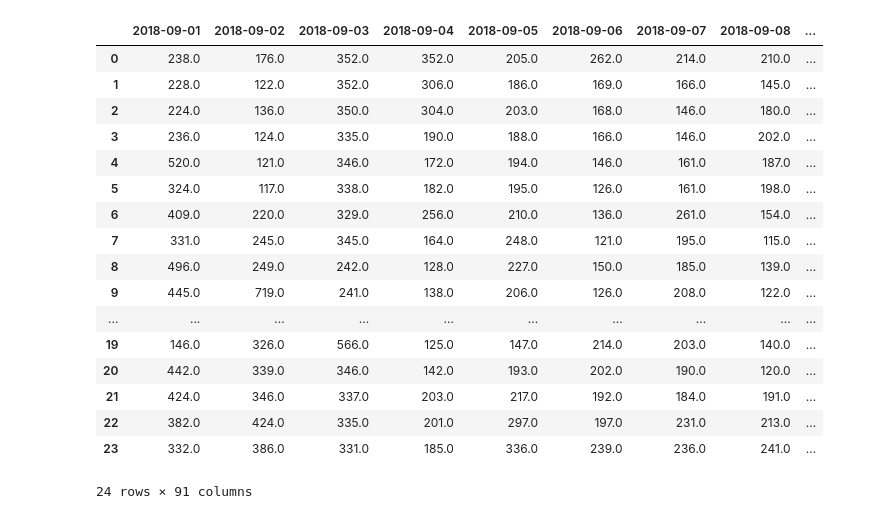
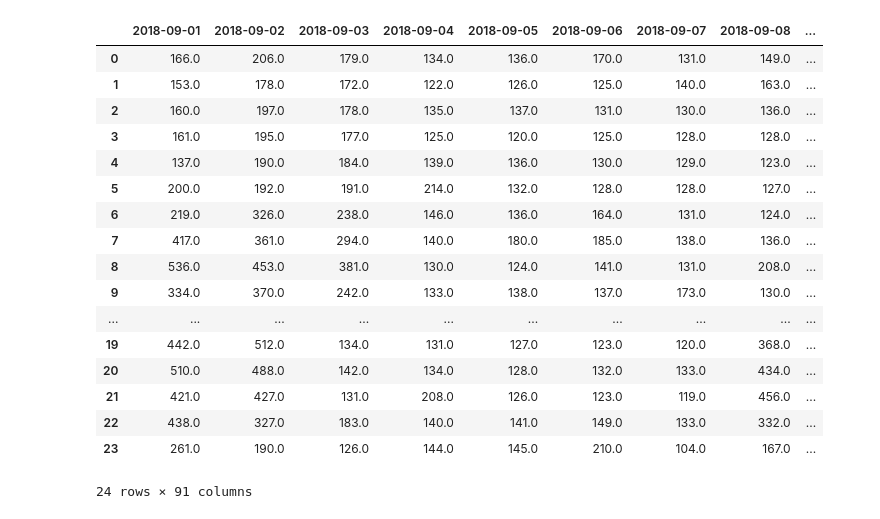
Before and after one commit to formegusto/houself-rnn, a Jupyter notebook: RNN Modeling ( Exist Cluster Label ).ipynb, the cells around one changed output. Drawn from its saved outputs; the diff is of its cells as text; code cells hidden in the pictures.

```diff
--- a/RNN Modeling ( Exist Cluster Label ).ipynb
+++ b/RNN Modeling ( Exist Cluster Label ).ipynb
@@ -27,7 +27,7 @@ household_col = keti_db.household_info
 cluster_col = keti_db.cluster_info
 weather_col = keti_db.weather_info
 # %%
-uid = "아파트2-2-302"
+uid = "아파트2-3-1002"
 
 # TimeSlot In
 hh_db_datas = household_col.find_one({"uid": uid})
@@ -67,47 +67,47 @@ merge_datas = pd.DataFrame()
 for date in hh_datas.index:
     merge_ts = []
     new_ts_size = round(len(hh_datas.loc[date]) / merge_size)
 
     for idx in range(0,new_ts_size):
         merge_ts.append(
             round(hh_datas.loc[date][merge_size * idx:merge_size * (idx + 1)].sum(), 3) * 1000
         )
 
     if len(list(set(merge_ts))) >= 3:
         merge_datas[date] = merge_ts
 #     merge_datas[date] = merge_ts
 
 
 def get_season_no(month):
     if month in [3,4,5]:
         return 1 # 봄
     elif month in [6,7,8]:
         return 2 # 여름
     elif month in [9,10,11]:
         return 3 # 가을
     elif month in [12,1,2]:
         return 4 # 겨울
 
 separate_datas_col = list(filter(lambda data: get_season_no(data.month) == 3, merge_datas.columns))
 # print(separate_datas_col)
 merge_datas = merge_datas[separate_datas_col]
 merge_datas
 # %% [output]
 |  | 2018-09-01 | 2018-09-02 | 2018-09-03 | 2018-09-04 | 2018-09-05 | 2018-09-06 | 2018-09-07 | 2018-09-08 | ... |
-| 0 | 238.0 | 176.0 | 352.0 | 352.0 | 205.0 | 262.0 | 214.0 | 210.0 | ... |
-| 1 | 228.0 | 122.0 | 352.0 | 306.0 | 186.0 | 169.0 | 166.0 | 145.0 | ... |
-| 2 | 224.0 | 136.0 | 350.0 | 304.0 | 203.0 | 168.0 | 146.0 | 180.0 | ... |
-| 3 | 236.0 | 124.0 | 335.0 | 190.0 | 188.0 | 166.0 | 146.0 | 202.0 | ... |
-| 4 | 520.0 | 121.0 | 346.0 | 172.0 | 194.0 | 146.0 | 161.0 | 187.0 | ... |
-| 5 | 324.0 | 117.0 | 338.0 | 182.0 | 195.0 | 126.0 | 161.0 | 198.0 | ... |
-| 6 | 409.0 | 220.0 | 329.0 | 256.0 | 210.0 | 136.0 | 261.0 | 154.0 | ... |
-| 7 | 331.0 | 245.0 | 345.0 | 164.0 | 248.0 | 121.0 | 195.0 | 115.0 | ... |
-| 8 | 496.0 | 249.0 | 242.0 | 128.0 | 227.0 | 150.0 | 185.0 | 139.0 | ... |
-| 9 | 445.0 | 719.0 | 241.0 | 138.0 | 206.0 | 126.0 | 208.0 | 122.0 | ... |
+| 0 | 166.0 | 206.0 | 179.0 | 134.0 | 136.0 | 170.0 | 131.0 | 149.0 | ... |
+| 1 | 153.0 | 178.0 | 172.0 | 122.0 | 126.0 | 125.0 | 140.0 | 163.0 | ... |
+| 2 | 160.0 | 197.0 | 178.0 | 135.0 | 137.0 | 131.0 | 130.0 | 136.0 | ... |
+| 3 | 161.0 | 195.0 | 177.0 | 125.0 | 120.0 | 125.0 | 128.0 | 128.0 | ... |
+| 4 | 137.0 | 190.0 | 184.0 | 139.0 | 136.0 | 130.0 | 129.0 | 123.0 | ... |
+| 5 | 200.0 | 192.0 | 191.0 | 214.0 | 132.0 | 128.0 | 128.0 | 127.0 | ... |
+| 6 | 219.0 | 326.0 | 238.0 | 146.0 | 136.0 | 164.0 | 131.0 | 124.0 | ... |
+| 7 | 417.0 | 361.0 | 294.0 | 140.0 | 180.0 | 185.0 | 138.0 | 136.0 | ... |
+| 8 | 536.0 | 453.0 | 381.0 | 130.0 | 124.0 | 141.0 | 131.0 | 208.0 | ... |
+| 9 | 334.0 | 370.0 | 242.0 | 133.0 | 138.0 | 137.0 | 173.0 | 130.0 | ... |
 | ... | ... | ... | ... | ... | ... | ... | ... | ... | ... |
-| 19 | 146.0 | 326.0 | 566.0 | 125.0 | 147.0 | 214.0 | 203.0 | 140.0 | ... |
-| 20 | 442.0 | 339.0 | 346.0 | 142.0 | 193.0 | 202.0 | 190.0 | 120.0 | ... |
-| 21 | 424.0 | 346.0 | 337.0 | 203.0 | 217.0 | 192.0 | 184.0 | 191.0 | ... |
-| 22 | 382.0 | 424.0 | 335.0 | 201.0 | 297.0 | 197.0 | 231.0 | 213.0 | ... |
-| 23 | 332.0 | 386.0 | 331.0 | 185.0 | 336.0 | 239.0 | 236.0 | 241.0 | ... |
+| 19 | 442.0 | 512.0 | 134.0 | 131.0 | 127.0 | 123.0 | 120.0 | 368.0 | ... |
+| 20 | 510.0 | 488.0 | 142.0 | 134.0 | 128.0 | 132.0 | 133.0 | 434.0 | ... |
+| 21 | 421.0 | 427.0 | 131.0 | 208.0 | 126.0 | 123.0 | 119.0 | 456.0 | ... |
+| 22 | 438.0 | 327.0 | 183.0 | 140.0 | 141.0 | 149.0 | 133.0 | 332.0 | ... |
+| 23 | 261.0 | 190.0 | 126.0 | 144.0 | 145.0 | 210.0 | 104.0 | 167.0 | ... |
 24 rows × 91 columns
```
Also changed, not shown: parts of 20 cells of this notebook, 1 other file.
